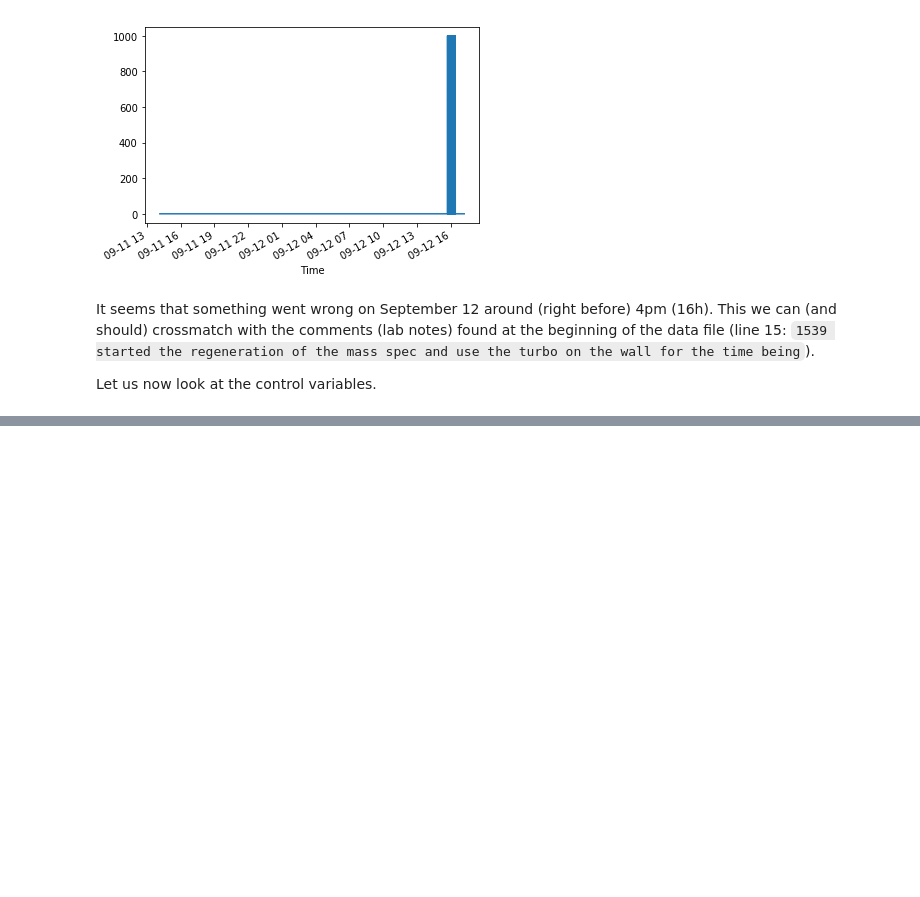
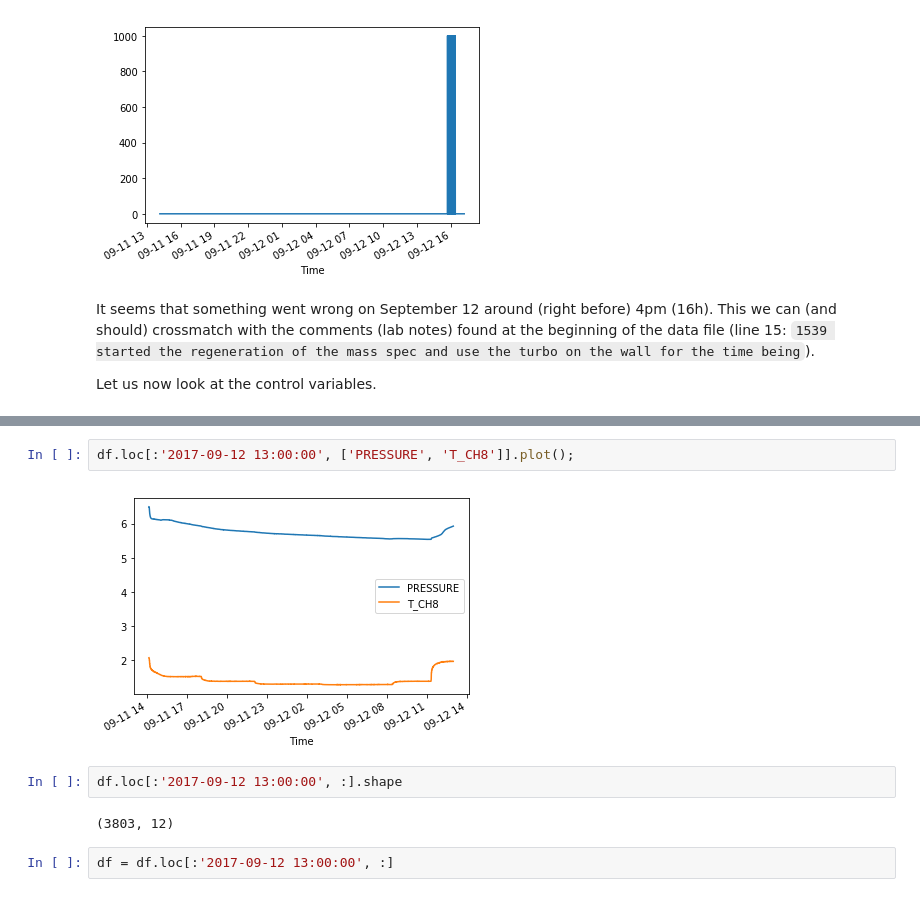
Before and after one commit to mkcor/exp-testing, a Jupyter notebook: demo.ipynb, the cells around one changed output, grey strips where cells are left out. Cells and saved outputs as stored; diff of their text form; blank space fills up the shorter version.

```diff
--- a/demo.ipynb
+++ b/demo.ipynb
@@ -227,0 +231,10 @@ df[['PRESSURE', 'T_CH8']].plot()
+# %%
+df.loc[:'2017-09-12 13:00:00', ['PRESSURE', 'T_CH8']].plot();
+# %% [output]
+[figure, added]
+# %%
+df.loc[:'2017-09-12 13:00:00', :].shape
+# %% [output]
+(3803, 12)
+# %%
+df = df.loc[:'2017-09-12 13:00:00', :]
```
Also changed, not shown: parts of 22 cells of this notebook.
